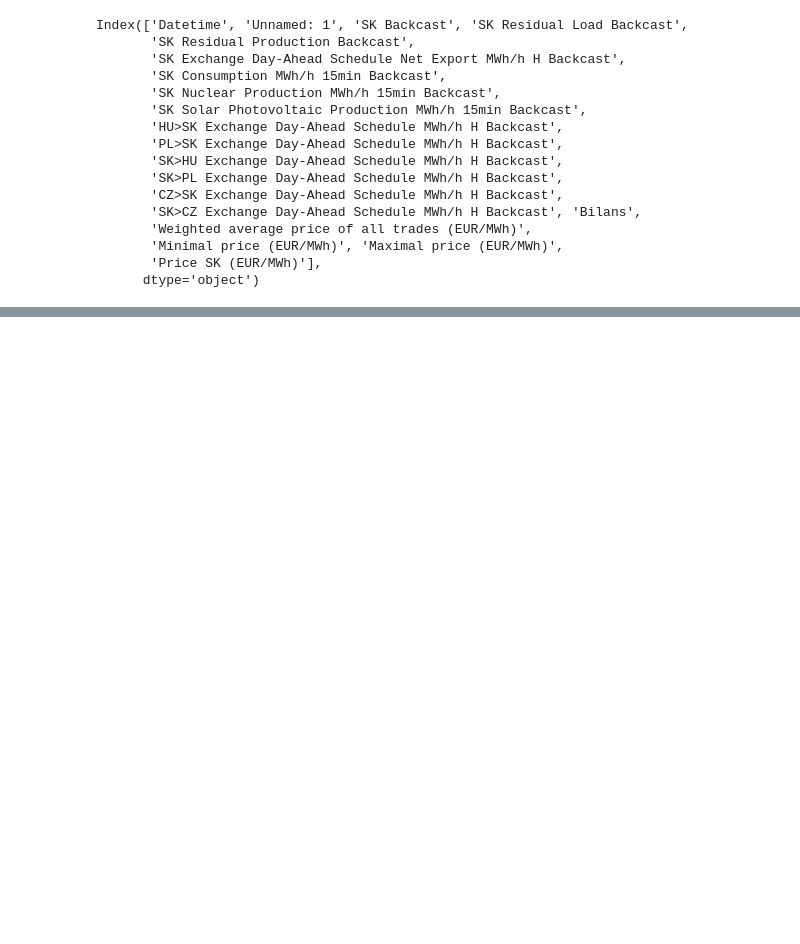
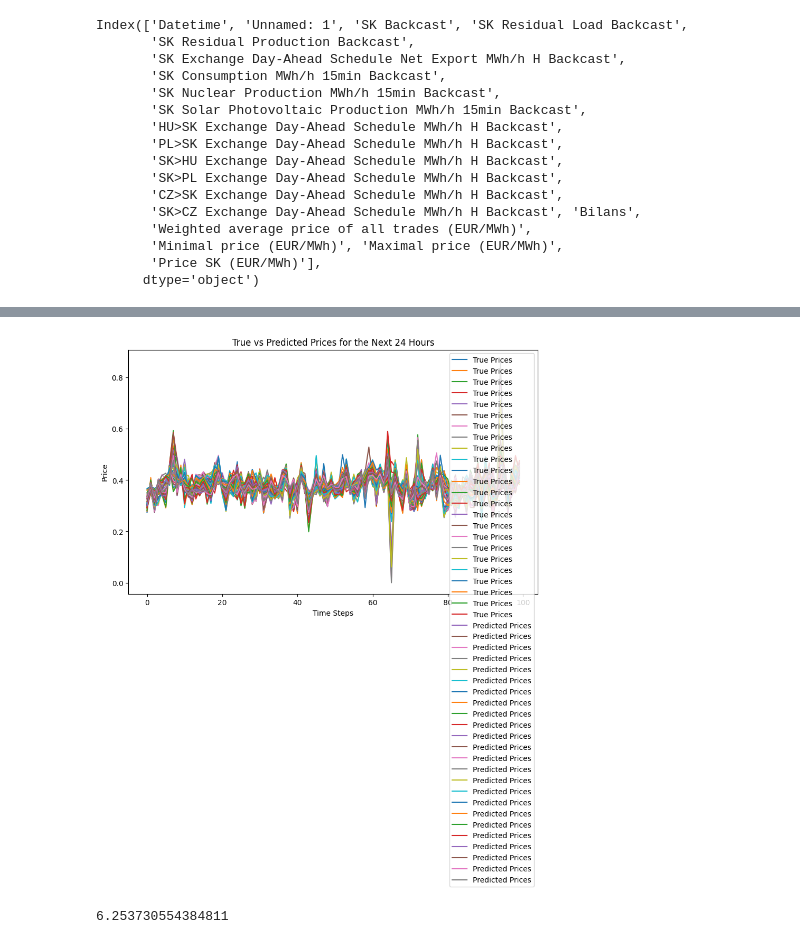
Before and after one commit to tomektom10/dataScienceBootCamp, a Jupyter notebook: model_lstm_energia.ipynb, the cells around one changed output, grey strips where cells are left out. Saved outputs shown, nothing was run; the diff lists cells and outputs as text; code cells hidden in the pictures; blank space fills up the shorter version.

```diff
--- a/model_lstm_energia.ipynb
+++ b/model_lstm_energia.ipynb
@@ -143,0 +157,3 @@ plt.show()
+# %%
+# Make predictions
+predictions = model.predict(X_test)
@@ -143,0 +171,12 @@ plt.show()
+# %%
+# Plot true vs predicted prices for the next 24 hours
+plt.figure(figsize=(10, 6))
+plt.plot(y_test[:100], label='True Prices')
+plt.plot(predictions[:100], label='Predicted Prices')
+plt.title('True vs Predicted Prices for the Next 24 Hours')
+plt.xlabel('Time Steps')
+plt.ylabel('Price')
+plt.legend()
+plt.show()
+# %% [output]
+[figure, added]
@@ -143,0 +190,4 @@ plt.show()
+# %%
+sr_blad
+# %% [output]
+6.253730554384811
```
Also changed, not shown: parts of 21 cells of this notebook.
